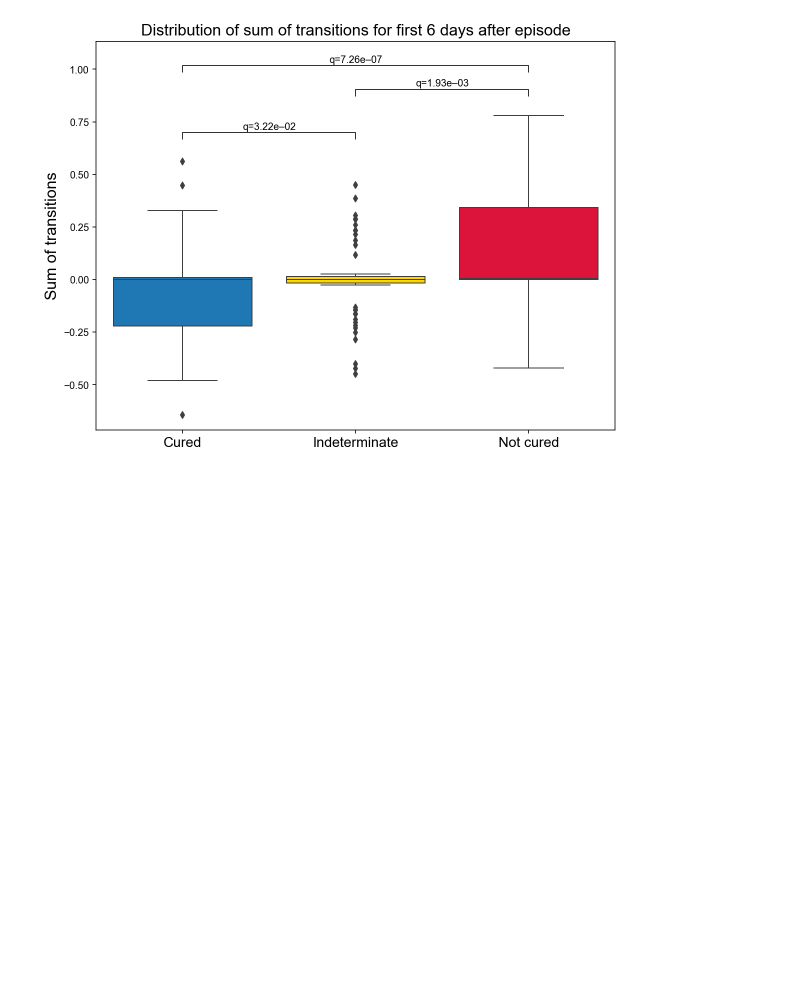
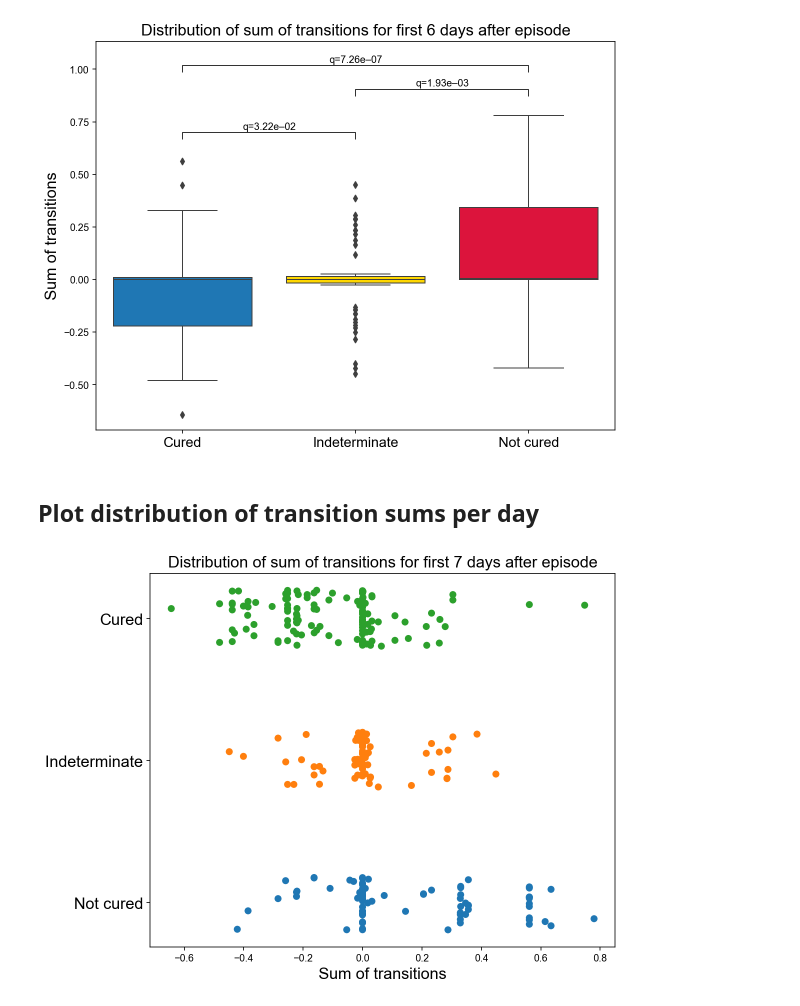
Before and after one commit to NUSCRIPT/CarpeDiem, a Jupyter notebook: narrative/10_VAP_transitions.ipynb, the cells around one changed output. Drawn from its saved outputs; the diff is of its cells as text; code cells hidden in the pictures; blank space fills up the shorter version.

```diff
--- a/narrative/10_VAP_transitions.ipynb
+++ b/narrative/10_VAP_transitions.ipynb
@@ -264,3 +264,30 @@ vap_transitions(df, 6)
 # %% [output]
 <AxesSubplot:title={'center':'Distribution of sum of transitions for first 6 days after episode'}, ylabel='Sum of transitions'>
 [figure]
+# %% [markdown]
+## Plot distribution of transition sums per day
+# %%
+def transtion_sums(df, day):
+    CURED_MAP = {
+        "Cured": 1,
+        "Indeterminate": 0,
+        "Not cured": -1
+    }
+    df = df.loc[df.day <= day]
+    df = df.groupby(["cured", "episode_start"]).mortality_delta.sum().reset_index()
+
+    fig, ax = plt.subplots(figsize=(8, 6), constrained_layout=True)
+    ax.scatter(
+        df.mortality_delta,
+        df.cured.map(CURED_MAP) + np.random.uniform(low=-0.2, high=0.2, size=df.shape[0]),
+        c=[mpl.cm.tab10(x + 1) for x in df.cured.map(CURED_MAP)]
+    )
+    ax.set_xlabel("Sum of transitions", size=16)
+    ax.set_title(f"Distribution of sum of transitions for first {day} days after episode", size=16)
+    ax.set_yticks(list(CURED_MAP.values()))
+    ax.set_yticklabels(list(CURED_MAP.keys()), size=16)
+    return ax
+# %%
+transtion_sums(df, 7);
+# %% [output]
+[figure, added]
```
Also changed, not shown: parts of 75 cells of this notebook, 8 other files.
